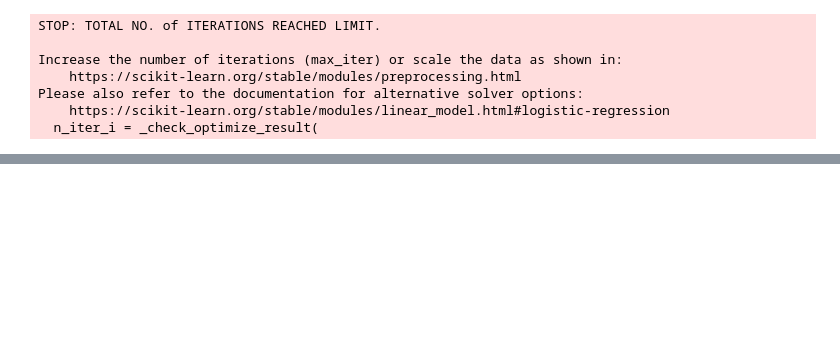
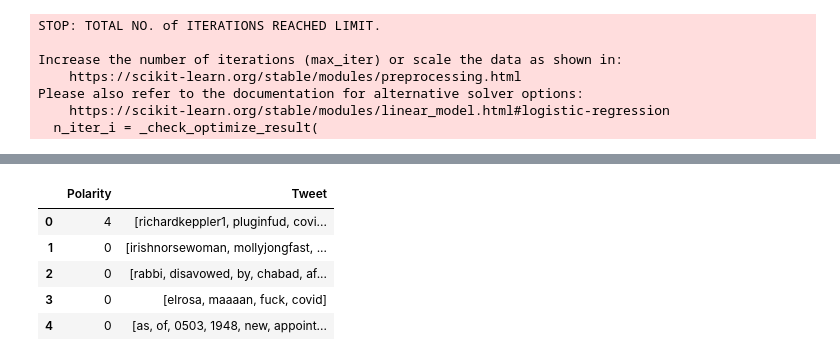
Before and after one commit to Damianlopez78/TweeterAnalysisWithSpark, a Jupyter notebook: Tweets_LogModel.ipynb, the cells around one changed output, grey strips where cells are left out. Cells and saved outputs as stored; diff of their text form; code cells hidden in the pictures; blank space fills up the shorter version.

```diff
--- a/Tweets_LogModel.ipynb
+++ b/Tweets_LogModel.ipynb
@@ -196,0 +242,8 @@ test
+# %%
+import string
+string.punctuation
+# Remove punctuation function
+def removePunctuation(text):
+    for eachPunct in string.punctuation:
+        text = text.replace(eachPunct, '')
+    return text
@@ -196,0 +258,6 @@ test
+# %%
+#tokenization to the tweet_text
+from nltk.tokenize import word_tokenize
+def tokenize_text(text):
+    text = word_tokenize(text.lower())
+    return text
@@ -196,0 +272,9 @@ test
+# %%
+TestDF_final.head()
+# %% [output]
+|  | Polarity | Tweet |
+| 0 | 4 | [richardkeppler1, pluginfud, covi... |
+| 1 | 0 | [irishnorsewoman, mollyjongfast, ... |
+| 2 | 0 | [rabbi, disavowed, by, chabad, af... |
+| 3 | 0 | [elrosa, maaaan, fuck, covid] |
+| 4 | 0 | [as, of, 0503, 1948, new, appoint... |
```
Also changed, not shown: parts of 22 cells of this notebook, 11 other files.
